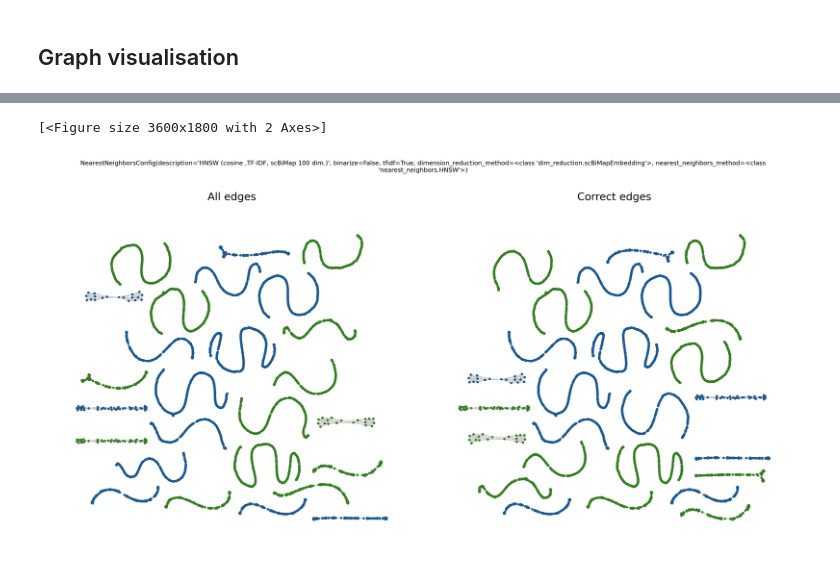
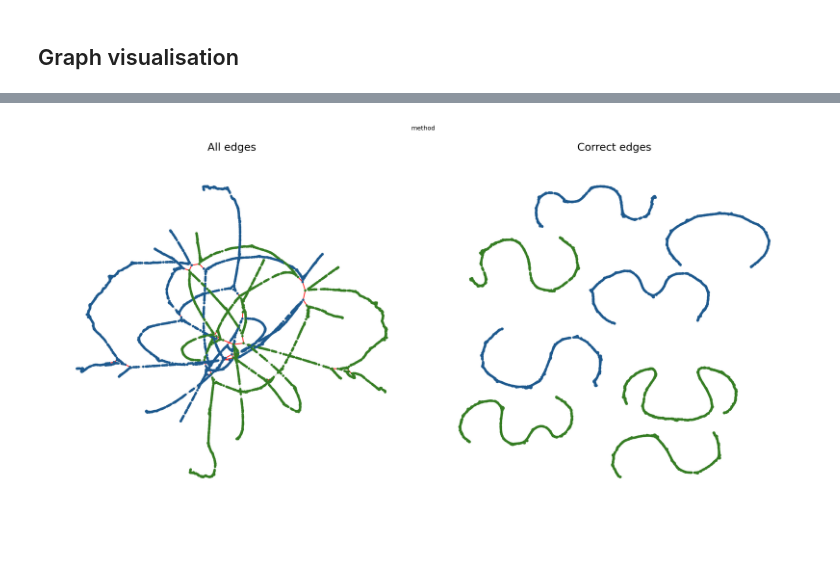
Before and after one commit to jzhang-dev/kNN-overlap-finder, a Jupyter notebook: workflow/notebooks/local_run_evalutate.ipynb, the cells around one changed output, grey strips where cells are left out. Cells and saved outputs as stored; diff of their text form; code cells hidden in the pictures; blank space fills up the shorter version.

```diff
--- a/workflow/notebooks/local_run_evalutate.ipynb
+++ b/workflow/notebooks/local_run_evalutate.ipynb
@@ -257,6 +189,3 @@ WARNING clustering 7448 points to 256 centroids: please provide at least 9984 tr
 WARNING clustering 7448 points to 256 centroids: please provide at least 9984 training points
 WARNING clustering 7448 points to 256 centroids: please provide at least 9984 training points
 WARNING clustering 7448 points to 256 centroids: please provide at least 9984 training points
-# %%
-config = configs[0]
-print(config)
@@ -406,28 +254,24 @@ def plot_graphs(graphs, reference_graph, metadata, *, min_component_size=10,
                 processes=8, layout_method='stdp', figsize=(6, 6), node_size=3,
     seed: int = 4829, verbose=True):
     axes = []
-    figures = []
+    new_graphs = []
+    g = graphs
+    fig, (ax1, ax2) = plt.subplots(1, 2, figsize=(12, 6), constrained_layout=True)
+    ax1.set_title("All edges")
+    ax2.set_title("Correct edges")
 
-    new_graphs = []
-    for g in graphs:
-        fig, (ax1, ax2) = plt.subplots(1, 2, figsize=(12, 6), constrained_layout=True)
-        figures.append(fig)
-        ax1.set_title("All edges")
-        ax2.set_title("Correct edges")
+    g = g.copy()
+    remove_small_components(g, min_component_size=min_component_size)
+    new_graphs.append(g)
+    axes.append(ax1)
 
-        g = g.copy()
-        remove_small_components(g, min_component_size=min_component_size)
-        new_graphs.append(g)
-        axes.append(ax1)
+    g = g.copy()
+    remove_false_edges(g, reference_graph)
+    remove_small_components(g, min_component_size=min_component_size)
+    new_graphs.append(g)
+    axes.append(ax2)
 
-        g = g.copy()
-        remove_false_edges(g, reference_graph)
-        remove_small_components(g, min_component_size=min_component_size)
-        new_graphs.append(g)
-        axes.append(ax2)
-
-    for fig, config in zip(figures, configs):
-        fig.suptitle(str(config), ha="center", va="bottom", wrap=True, size=7)
+    fig.suptitle('method', ha="center", va="bottom", wrap=True, size=7)
 
     query_graphs = new_graphs
     def plot(i, pos):
@@ -463,11 +307,11 @@ def plot_graphs(graphs, reference_graph, metadata, *, min_component_size=10,
         if verbose:
             print("")
 
-    return figures
+    return fig
 # %%
-%%time
-k6_graphs = [graphs[i][6] for i in range(len(graphs))]
-plot_graphs(
+import pygraphviz
+k6_graphs = graphs[6]
+figures = plot_graphs(
     k6_graphs, reference_graph=reference_graph, metadata=meta_df, layout_method="sfdp", processes=threads
 )
 # %% [output]
@@ -477,2 +319 @@ Wall time: 38.6 s
-[<Figure size 3600x1800 with 2 Axes>]
-[figure, old version]
+[figure, new version]
```
Also changed, not shown: parts of 27 cells of this notebook, 10 other files.
